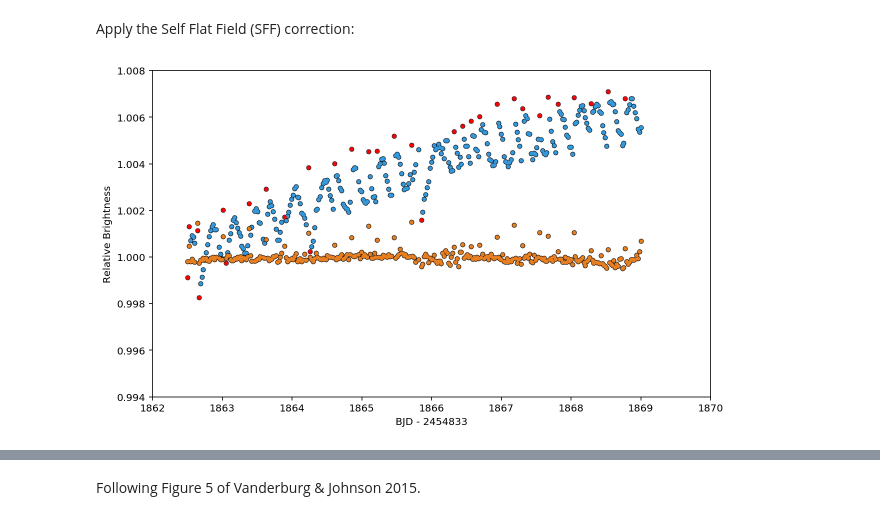
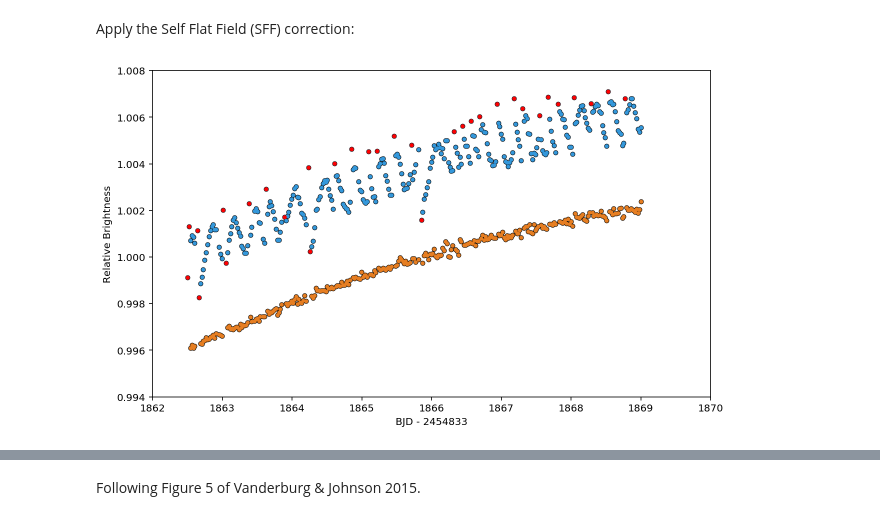
Before and after one commit to KeplerGO/pyke, a Jupyter notebook: docs/source/tutorials/ipython_notebooks/detrending/Replicate_Vanderburg_2014_K2SFF.ipynb, the cells around one changed output, grey strips where cells are left out. Cells and saved outputs as stored; diff of their text form; code cells hidden in the pictures.

```diff
--- a/docs/source/tutorials/ipython_notebooks/detrending/Replicate_Vanderburg_2014_K2SFF.ipynb
+++ b/docs/source/tutorials/ipython_notebooks/detrending/Replicate_Vanderburg_2014_K2SFF.ipynb
@@ -169,7 +149,7 @@ Mask the data by keeping only the good samples.
 # %%
 bi = df[' Thrusters On'].values == 1.0
 gi = df[' Thrusters On'].values == 0.0
-al, gff = arclength(rot_rowp)*4.0, norm_ff
+al, gff = arclength(rot_rowp[gi])*4.0, norm_ff[gi]
 # %%
 sorted_inds = np.argsort(al)
 # %% [markdown]
@@ -213,22 +193,22 @@ corr_flux = gff / interp_func(al)
 # %%
 plt.figure(figsize=(10,6))
 
 dy = 0.004
 plt.plot(df['BJD - 2454833'], df[' Raw Flux']+dy, 'ko', ms=4)
 plt.plot(df['BJD - 2454833'], df[' Raw Flux']+dy, 'o', color='#3498db', ms=3)
 plt.plot(df['BJD - 2454833'][bi], df[' Raw Flux'][bi]+dy, 'o', color='r', ms=3)
 
 
 
-plt.plot(df['BJD - 2454833'], corr_flux, 'o', color='k', ms = 4)
-plt.plot(df['BJD - 2454833'], corr_flux, 'o', color='#e67e22', ms = 3)
+plt.plot(df['BJD - 2454833'][gi], corr_flux*bspl(tt[gi]), 'o', color='k', ms = 4)
+plt.plot(df['BJD - 2454833'][gi], corr_flux*bspl(tt[gi]), 'o', color='#e67e22', ms = 3)
 
 #plt.plot(df['BJD - 2454833'][gi], df[' Corrected Flux'][gi], 'o', color='#00ff00', ms = 4)
 
 plt.xlabel('BJD - 2454833')
 plt.ylabel('Relative Brightness')
 
 plt.xlim(1862, 1870)
 plt.ylim(0.994, 1.008);
 # %% [output]
-[figure, old version]
+[figure, new version]
```
Also changed, not shown: parts of 10 cells of this notebook, 3 other files.
